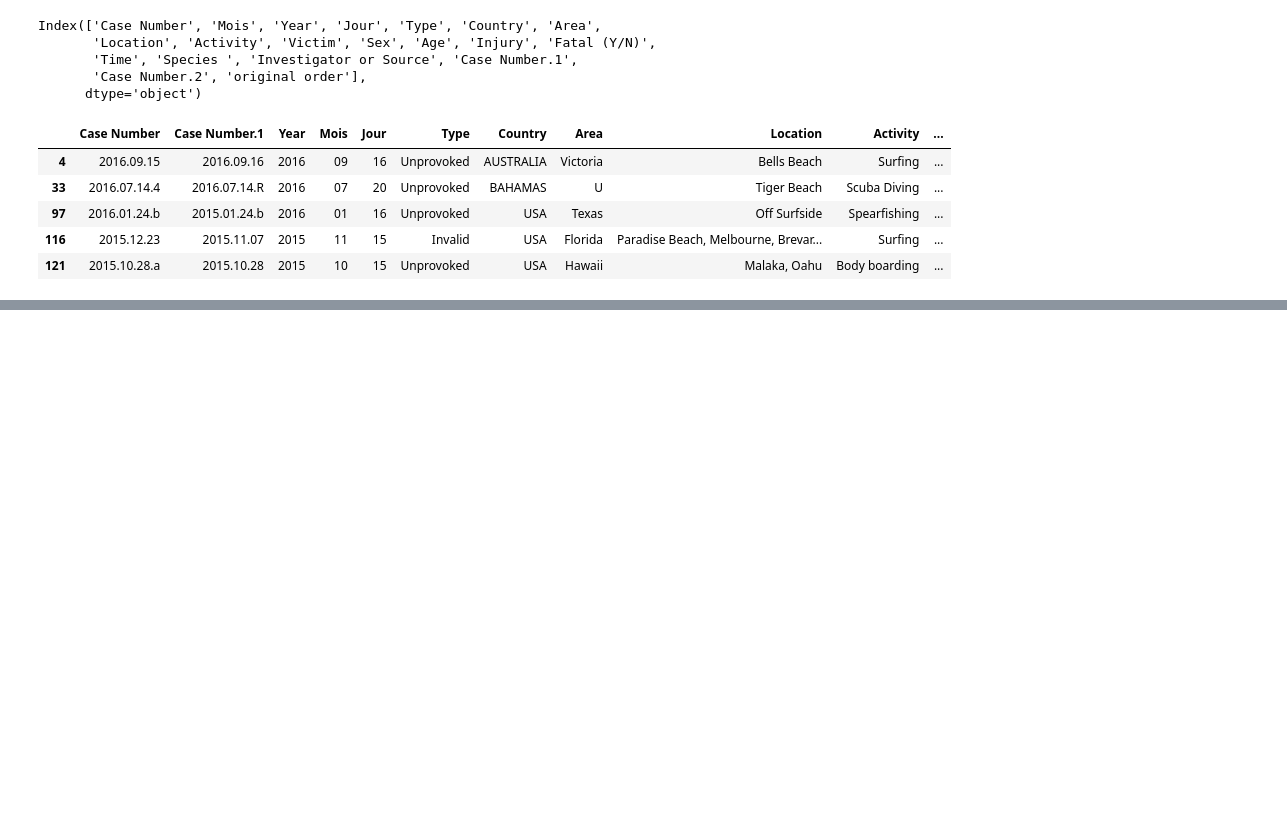
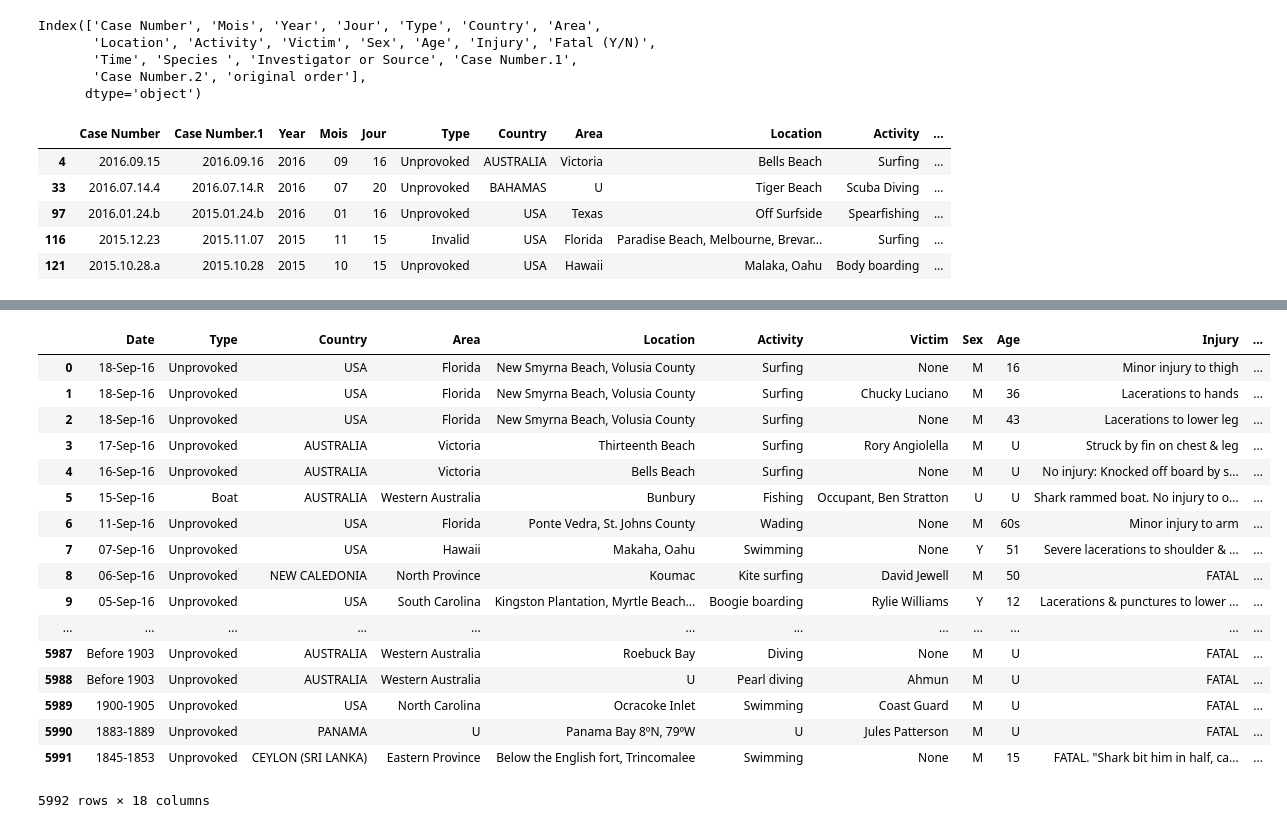
Before and after one commit to stressisboucard/ironhack-datalabs-dataparis0619-pt, a Jupyter notebook: module-1/pandas-project/data-wrangling.ipynb, the cells around one changed output, grey strips where cells are left out. Cells and saved outputs as stored; diff of their text form; code cells hidden in the pictures; blank space fills up the shorter version.

```diff
--- a/module-1/pandas-project/data-wrangling.ipynb
+++ b/module-1/pandas-project/data-wrangling.ipynb
@@ -342,0 +421,12 @@ s_attack2.head()
+# %%
+def clean(name):
+    re_name = '(([A-Z]{1}[a-z]+\s([a-z]+\s)?)?[A-Z]{1}[a-z]+)'
+    clean_name = ''
+    if name[0].isupper() and name[0].isalpha():
+        matches = re.findall(re_name,name)
+        if matches:
+            detected_names = [match[0] for match in matches]
+            return ', '.join(detected_names)
+    else: return None
+
+Victim = s_attack1[['Victim']].applymap(clean)
@@ -342,0 +454,23 @@ s_attack2.head()
+# %%
+s_attack1.loc[Victim.index,'Victim'] = Victim
+# %%
+s_attack1
+# %% [output]
+|  | Date | Type | Country | Area | Location | Activity | Victim | Sex | Age | Injury | ... |
+| 0 | 18-Sep-16 | Unprovoked | USA | Florida | New Smyrna Beach, Volusia County | Surfing | None | M | 16 | Minor injury to thigh | ... |
+| 1 | 18-Sep-16 | Unprovoked | USA | Florida | New Smyrna Beach, Volusia County | Surfing | Chucky Luciano | M | 36 | Lacerations to hands | ... |
+| 2 | 18-Sep-16 | Unprovoked | USA | Florida | New Smyrna Beach, Volusia County | Surfing | None | M | 43 | Lacerations to lower leg | ... |
+| 3 | 17-Sep-16 | Unprovoked | AUSTRALIA | Victoria | Thirteenth Beach | Surfing | Rory Angiolella | M | U | Struck by fin on chest & leg | ... |
+| 4 | 16-Sep-16 | Unprovoked | AUSTRALIA | Victoria | Bells Beach | Surfing | None | M | U | No injury: Knocked off board by s... | ... |
+| 5 | 15-Sep-16 | Boat | AUSTRALIA | Western Australia | Bunbury | Fishing | Occupant, Ben Stratton | U | U | Shark rammed boat. No injury to o... | ... |
+| 6 | 11-Sep-16 | Unprovoked | USA | Florida | Ponte Vedra, St. Johns County | Wading | None | M | 60s | Minor injury to arm | ... |
+| 7 | 07-Sep-16 | Unprovoked | USA | Hawaii | Makaha, Oahu | Swimming | None | Y | 51 | Severe lacerations to shoulder & ... | ... |
+| 8 | 06-Sep-16 | Unprovoked | NEW CALEDONIA | North Province | Koumac | Kite surfing | David Jewell | M | 50 | FATAL | ... |
+| 9 | 05-Sep-16 | Unprovoked | USA | South Carolina | Kingston Plantation, Myrtle Beach... | Boogie boarding | Rylie Williams | Y | 12 | Lacerations & punctures to lower ... | ... |
+| ... | ... | ... | ... | ... | ... | ... | ... | ... | ... | ... | ... |
+| 5987 | Before 1903 | Unprovoked | AUSTRALIA | Western Australia | Roebuck Bay | Diving | None | M | U | FATAL | ... |
+| 5988 | Before 1903 | Unprovoked | AUSTRALIA | Western Australia | U | Pearl diving | Ahmun | M | U | FATAL | ... |
+| 5989 | 1900-1905 | Unprovoked | USA | North Carolina | Ocracoke Inlet | Swimming | Coast Guard | M | U | FATAL | ... |
+| 5990 | 1883-1889 | Unprovoked | PANAMA | U | Panama Bay 8ºN, 79ºW | U | Jules Patterson | M | U | FATAL | ... |
+| 5991 | 1845-1853 | Unprovoked | CEYLON (SRI LANKA) | Eastern Province | Below the English fort, Trincomalee | Swimming | None | M | 15 | FATAL. "Shark bit him in half, ca... | ... |
+5992 rows × 18 columns
```
Also changed, not shown: parts of 8 cells of this notebook, 1 other file.
